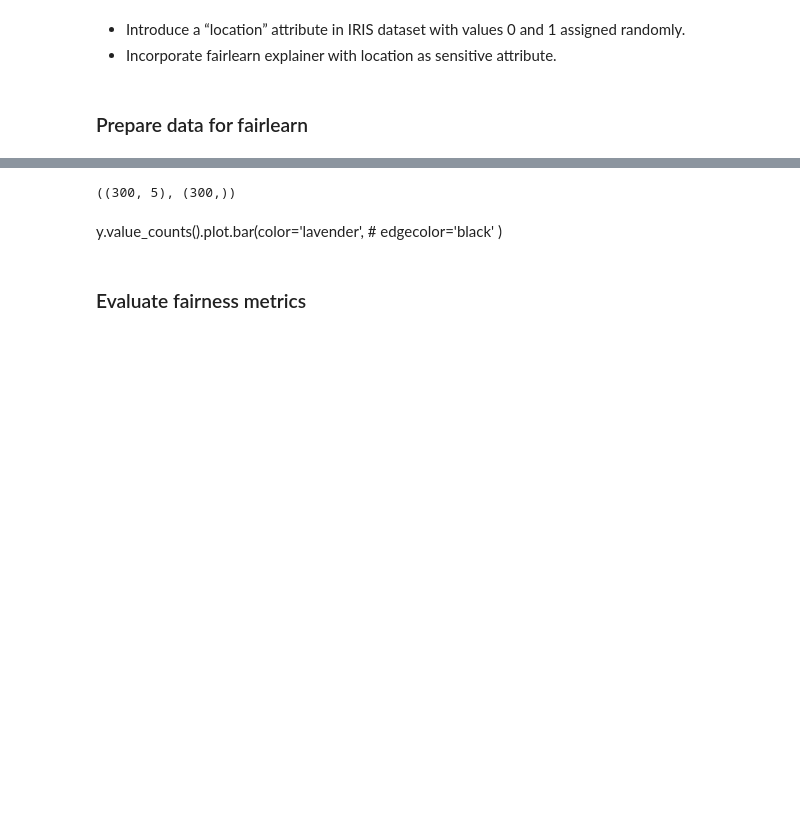
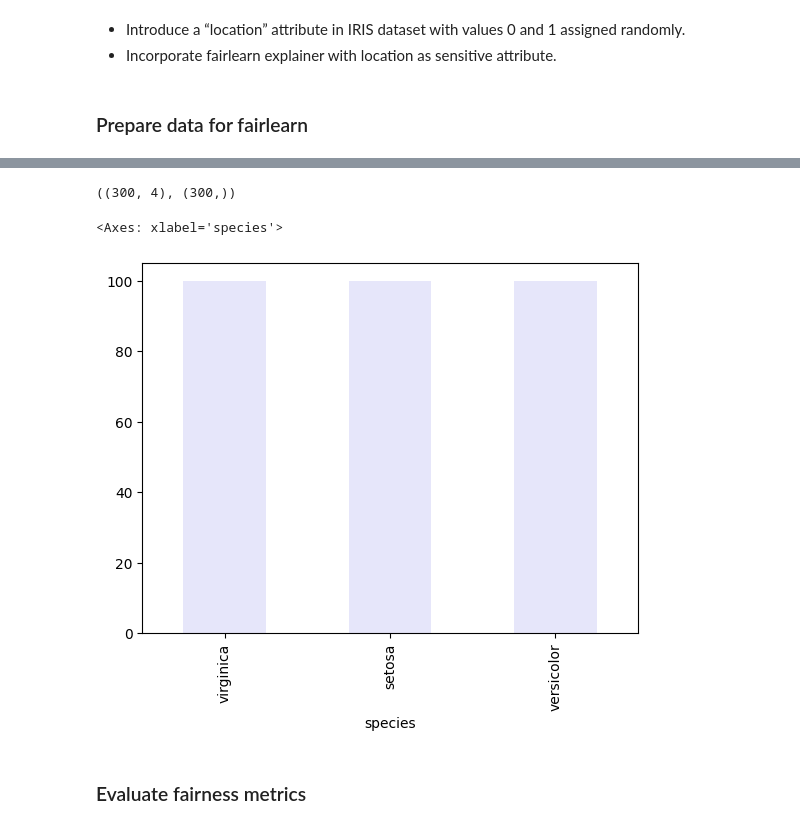
Before and after one commit to ganeshbmc/MLOps_1, a Jupyter notebook: bias_explainability_demo/ga9_mlops.ipynb, the cells around one changed output, grey strips where cells are left out. Cells and saved outputs as stored; diff of their text form; code cells hidden in the pictures; blank space fills up the shorter version.

```diff
--- a/bias_explainability_demo/ga9_mlops.ipynb
+++ b/bias_explainability_demo/ga9_mlops.ipynb
@@ -93,14 +94,17 @@ location  species
 Name: count, dtype: int64
 # %%
-X = df[['sepal_length', 'sepal_width', 'petal_length', 'petal_width', 'location']]
+X = df[['sepal_length', 'sepal_width', 'petal_length', 'petal_width']]
 y = df['species']
 X.shape, y.shape
 # %% [output]
-((300, 5), (300,))
+((300, 4), (300,))
-# %% [markdown]
-y.value_counts().plot.bar(color='lavender',
-                          # edgecolor='black'
-                         )
+# %%
+y.value_counts().plot.bar(color='lavender',
+                          # edgecolor='black'
+                         )
+# %% [output]
+<Axes: xlabel='species'>
+[figure, added]
 # %% [markdown]
 ### Evaluate fairness metrics
 # %%
```
Also changed, not shown: parts of 48 cells of this notebook, 1 other file.
